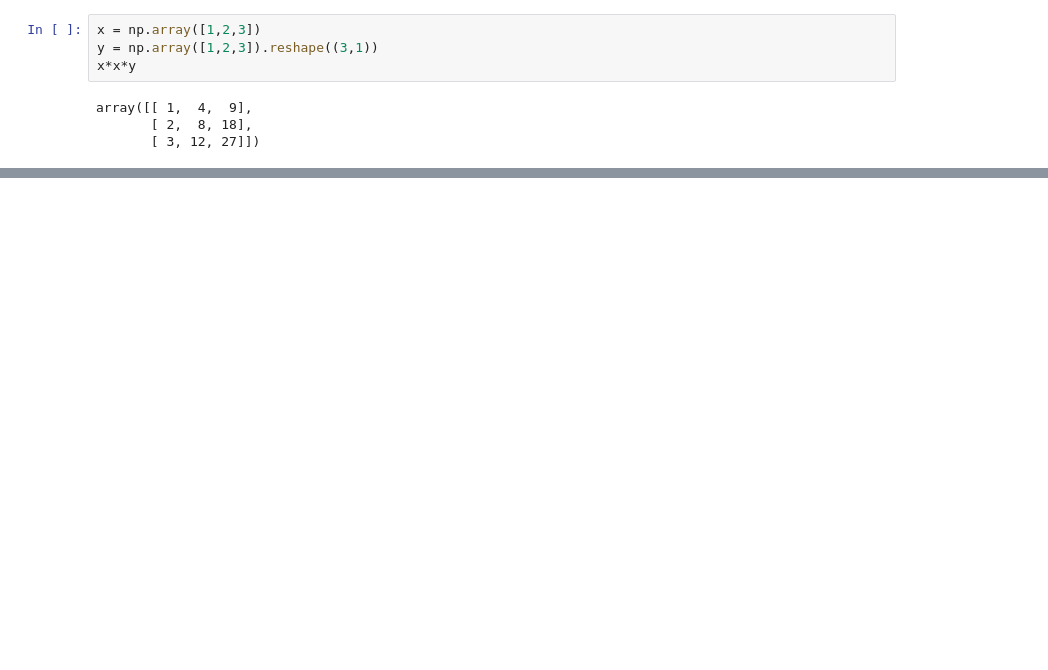
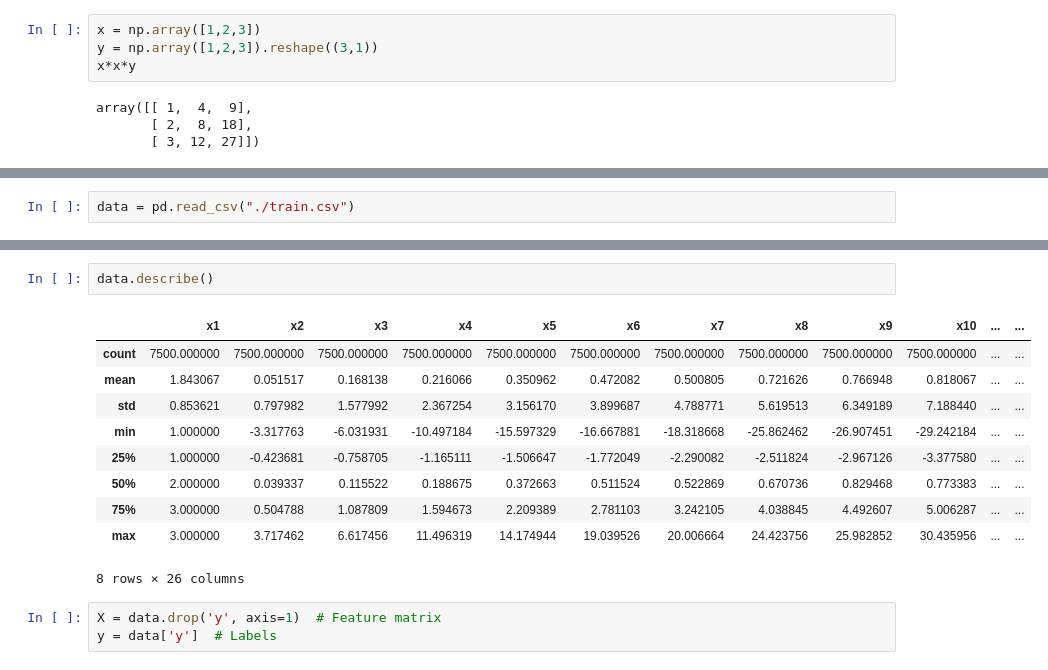
Before and after one commit to belanasaikiran/CSE-5717-Big-Data-Analytics, a Jupyter notebook: Mid_term.ipynb, the cells around one changed output, grey strips where cells are left out. Cells and saved outputs as stored; diff of their text form; blank space fills up the shorter version.

```diff
--- a/Mid_term.ipynb
+++ b/Mid_term.ipynb
@@ -83,0 +86,2 @@ array([[ 1,  4,  9],
+# %%
+data = pd.read_csv("./train.csv")
@@ -83,0 +98,16 @@ array([[ 1,  4,  9],
+# %%
+data.describe()
+# %% [output]
+|  | x1 | x2 | x3 | x4 | x5 | x6 | x7 | x8 | x9 | x10 | ... | ... |
+| count | 7500.000000 | 7500.000000 | 7500.000000 | 7500.000000 | 7500.000000 | 7500.000000 | 7500.000000 | 7500.000000 | 7500.000000 | 7500.000000 | ... | ... |
+| mean | 1.843067 | 0.051517 | 0.168138 | 0.216066 | 0.350962 | 0.472082 | 0.500805 | 0.721626 | 0.766948 | 0.818067 | ... | ... |
+| std | 0.853621 | 0.797982 | 1.577992 | 2.367254 | 3.156170 | 3.899687 | 4.788771 | 5.619513 | 6.349189 | 7.188440 | ... | ... |
+| min | 1.000000 | -3.317763 | -6.031931 | -10.497184 | -15.597329 | -16.667881 | -18.318668 | -25.862462 | -26.907451 | -29.242184 | ... | ... |
+| 25% | 1.000000 | -0.423681 | -0.758705 | -1.165111 | -1.506647 | -1.772049 | -2.290082 | -2.511824 | -2.967126 | -3.377580 | ... | ... |
+| 50% | 2.000000 | 0.039337 | 0.115522 | 0.188675 | 0.372663 | 0.511524 | 0.522869 | 0.670736 | 0.829468 | 0.773383 | ... | ... |
+| 75% | 3.000000 | 0.504788 | 1.087809 | 1.594673 | 2.209389 | 2.781103 | 3.242105 | 4.038845 | 4.492607 | 5.006287 | ... | ... |
+| max | 3.000000 | 3.717462 | 6.617456 | 11.496319 | 14.174944 | 19.039526 | 20.006664 | 24.423756 | 25.982852 | 30.435956 | ... | ... |
+8 rows × 26 columns
+# %%
+X = data.drop('y', axis=1)  # Feature matrix
+y = data['y']  # Labels
```
Also changed, not shown: parts of 6 cells of this notebook.
